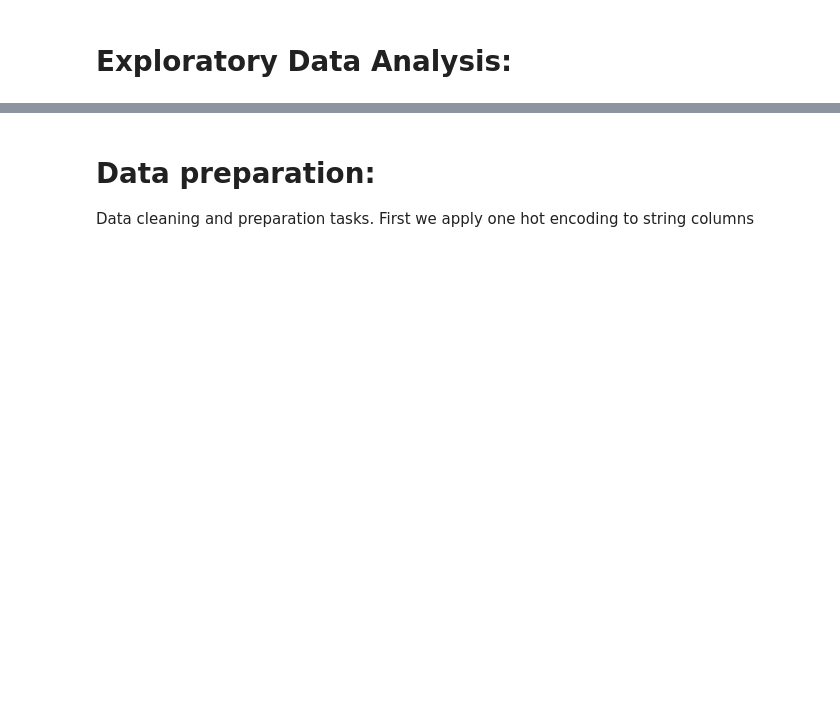
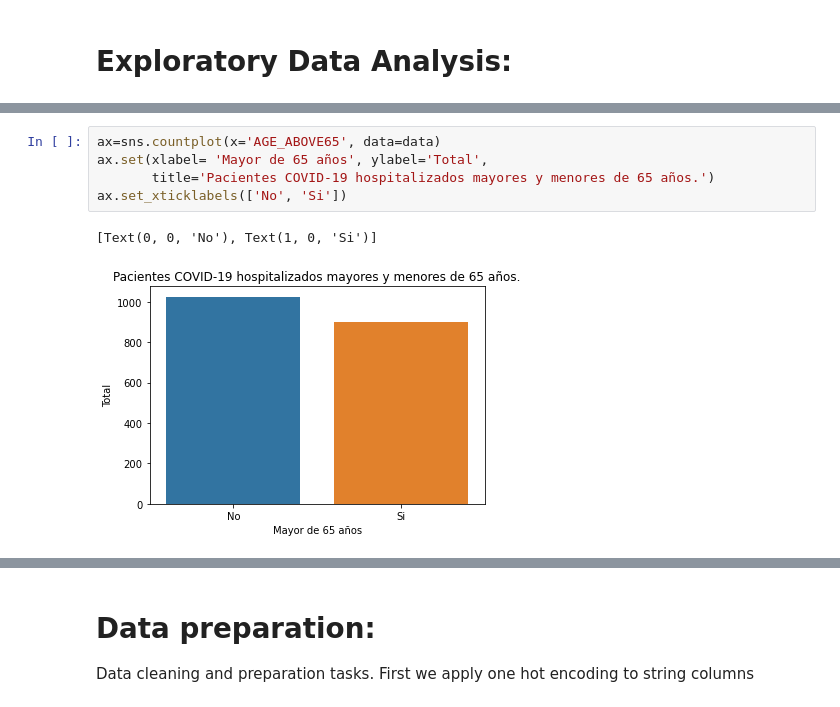
Before and after one commit to gusAGR/machine-learning-tfg, a Jupyter notebook: notebooks/Sirio_Libanes.ipynb, the cells around one changed output, grey strips where cells are left out. Drawn from its saved outputs; the diff is of its cells as text; blank space fills up the shorter version.

```diff
--- a/notebooks/Sirio_Libanes.ipynb
+++ b/notebooks/Sirio_Libanes.ipynb
@@ -170,0 +96,8 @@ sns.lmplot(x='OXYGEN_SATURATION_MIN', y='RESPIRATORY_RATE_MAX', hue='ICU', data=
+# %%
+ax=sns.countplot(x='AGE_ABOVE65', data=data)
+ax.set(xlabel= 'Mayor de 65 años', ylabel='Total',
+       title='Pacientes COVID-19 hospitalizados mayores y menores de 65 años.')
+ax.set_xticklabels(['No', 'Si'])
+# %% [output]
+[Text(0, 0, 'No'), Text(1, 0, 'Si')]
+[figure, added]
```
Also changed, not shown: parts of 37 cells of this notebook, 2 other files.
